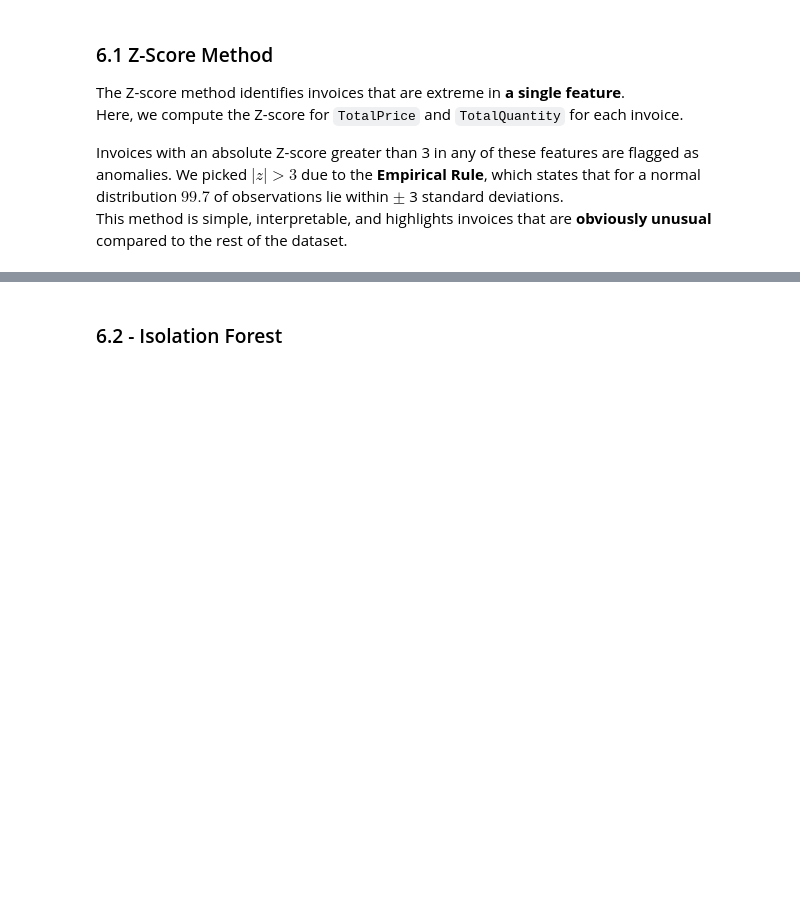
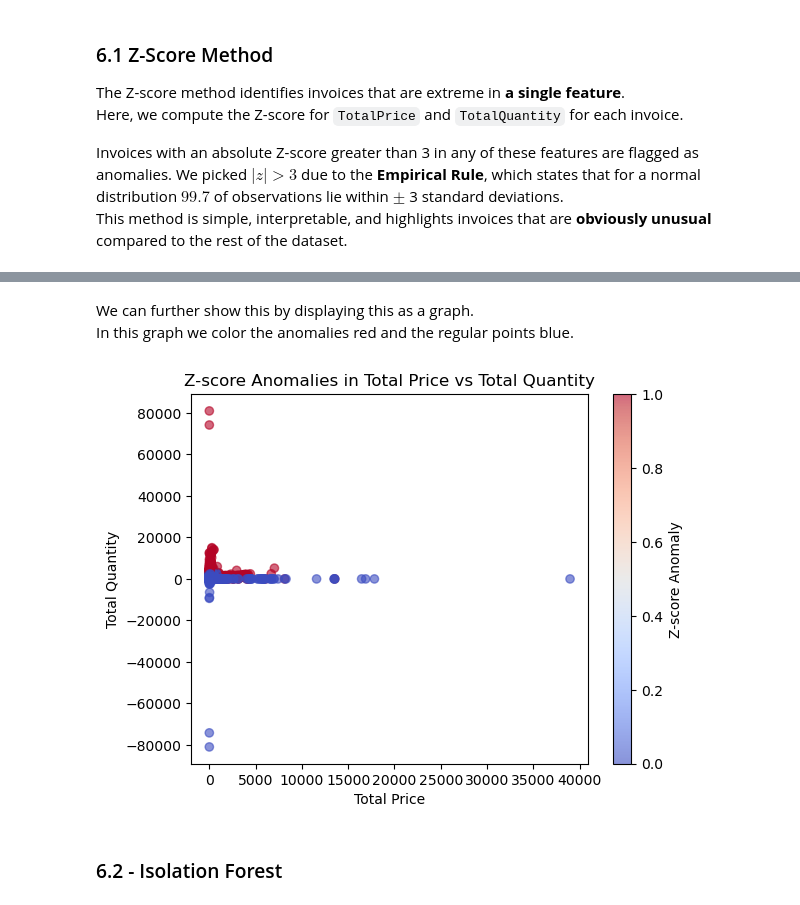
Before and after one commit to NouRALsaidD/data_mining_2026, a Jupyter notebook: data_mining_project_template.ipynb, the cells around one changed output, grey strips where cells are left out. Drawn from its saved outputs; the diff is of its cells as text; code cells hidden in the pictures; blank space fills up the shorter version.

```diff
--- a/data_mining_project_template.ipynb
+++ b/data_mining_project_template.ipynb
@@ -580,2 +581,15 @@ InvoiceNo
+# %% [markdown]
+We can further show this by displaying this as a graph. <br>
+In this graph we color the anomalies red and the regular points blue.
+# %%
+# Visualize Z-score anomalies
+plt.scatter(invoice_features["TotalPrice"], invoice_features["TotalQuantity"], c=invoice_features["ZScoreAnomaly"], cmap="coolwarm", alpha=0.6)
+plt.xlabel("Total Price")
+plt.ylabel("Total Quantity")
+plt.title("Z-score Anomalies in Total Price vs Total Quantity")
+plt.colorbar(label="Z-score Anomaly")
+plt.show()
+# %% [output]
+[figure, added]
 # %% [markdown]
 ### 6.2 - Isolation Forest
```
Also changed, not shown: parts of 7 cells of this notebook, 1 other file.
